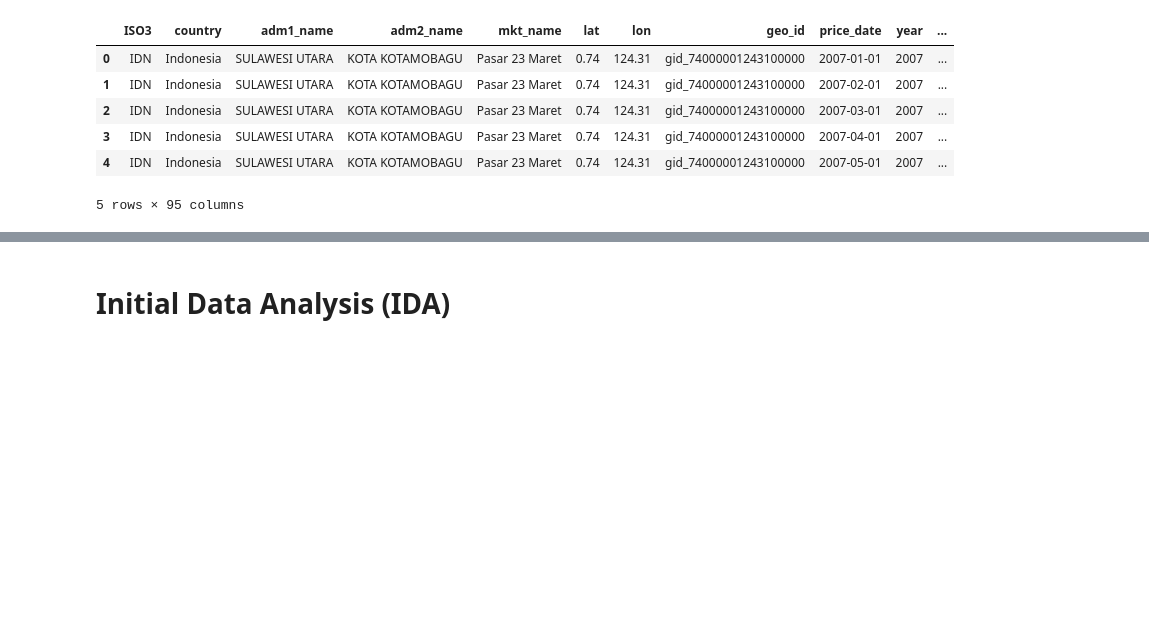
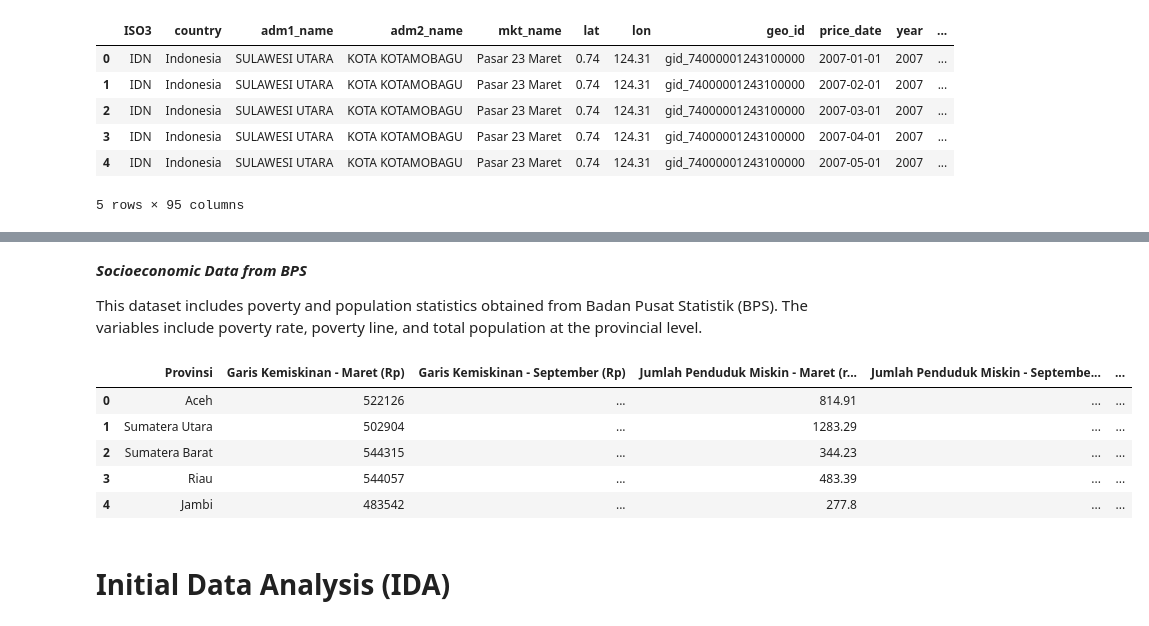
Before and after one commit to MuhammadRibhiRamadan/fsi-prediction-id, a Jupyter notebook: DSAI.ipynb, the cells around one changed output, grey strips where cells are left out. Cells and saved outputs as stored; diff of their text form; code cells hidden in the pictures; blank space fills up the shorter version.

```diff
--- a/DSAI.ipynb
+++ b/DSAI.ipynb
@@ -53,24 +69,37 @@ Badan Pusat Statistik (BPS)
+# %% [markdown]
+***Socioeconomic Data from BPS***
+
+This dataset includes poverty and population statistics obtained from Badan Pusat Statistik (BPS). The variables include poverty rate, poverty line, and total population at the provincial level.
 # %%
-year_data = [2020, 2021, 2022, 2023, 2024, 2025]
+# collect BPS data
+bps_poverty_list = []
+bps_population_list = []
 
-data_pov_bps = []
-data_pop_bps = []
+for year in year_range:
+    # poverty data
+    poverty_file_df = f'/content/drive/MyDrive/ProjectDSAI/Jumlah dan Persentase Penduduk Miskin Menurut Provinsi, {year}.csv'
+    poverty_bps_df = pd.read_csv(poverty_file_df)
+    poverty_bps_df['year'] = year
+    bps_poverty_list.append(poverty_bps_df)
 
-for year in year_data:
-    # Total Poverty
-    pov_file = f'/content/drive/MyDrive/ProjectDSAI/Jumlah dan Persentase Penduduk Miskin Menurut Provinsi, {year}.csv'
-    pov_bps_df = pd.read_csv(pov_file)
-    pov_bps_df['year'] = year
-    data_pov_bps.append(pov_bps_df)
+    # population data
+    population_file_df = f'/content/drive/MyDrive/ProjectDSAI/pop_{year}.csv'
+    population_bps_df = pd.read_csv(population_file_df)
+    population_bps_df['year'] = year
+    bps_population_list.append(population_bps_df)
 
-    # Total Population
-    pop_file = f'/content/drive/MyDrive/ProjectDSAI/pop_{year}.csv'
-    pop_bps_df = pd.read_csv(pop_file)
-    pop_bps_df['year'] = year
-    data_pop_bps.append(pop_bps_df)
+# concatenate BPS dataset
+bps_poverty_raw_df = pd.concat(bps_poverty_list, ignore_index=True)
+bps_population_raw_df = pd.concat(bps_population_list, ignore_index=True)
 
-pov_concat_df = pd.concat(data_pov_bps, ignore_index=True)
-pop_concat_df = pd.concat(data_pop_bps, ignore_index=True)
+bps_poverty_raw_df.head()
+# %% [output]
+|  | Provinsi | Garis Kemiskinan - Maret (Rp) | Garis Kemiskinan - September (Rp) | Jumlah Penduduk Miskin - Maret (r... | Jumlah Penduduk Miskin - Septembe... | ... |
+| 0 | Aceh | 522126 | ... | 814.91 | ... | ... |
+| 1 | Sumatera Utara | 502904 | ... | 1283.29 | ... | ... |
+| 2 | Sumatera Barat | 544315 | ... | 344.23 | ... | ... |
+| 3 | Riau | 544057 | ... | 483.39 | ... | ... |
+| 4 | Jambi | 483542 | ... | 277.8 | ... | ... |
 # %% [markdown]
 # **Initial Data Analysis (IDA)**
 # %%
```
Also changed, not shown: parts of 39 cells of this notebook.
